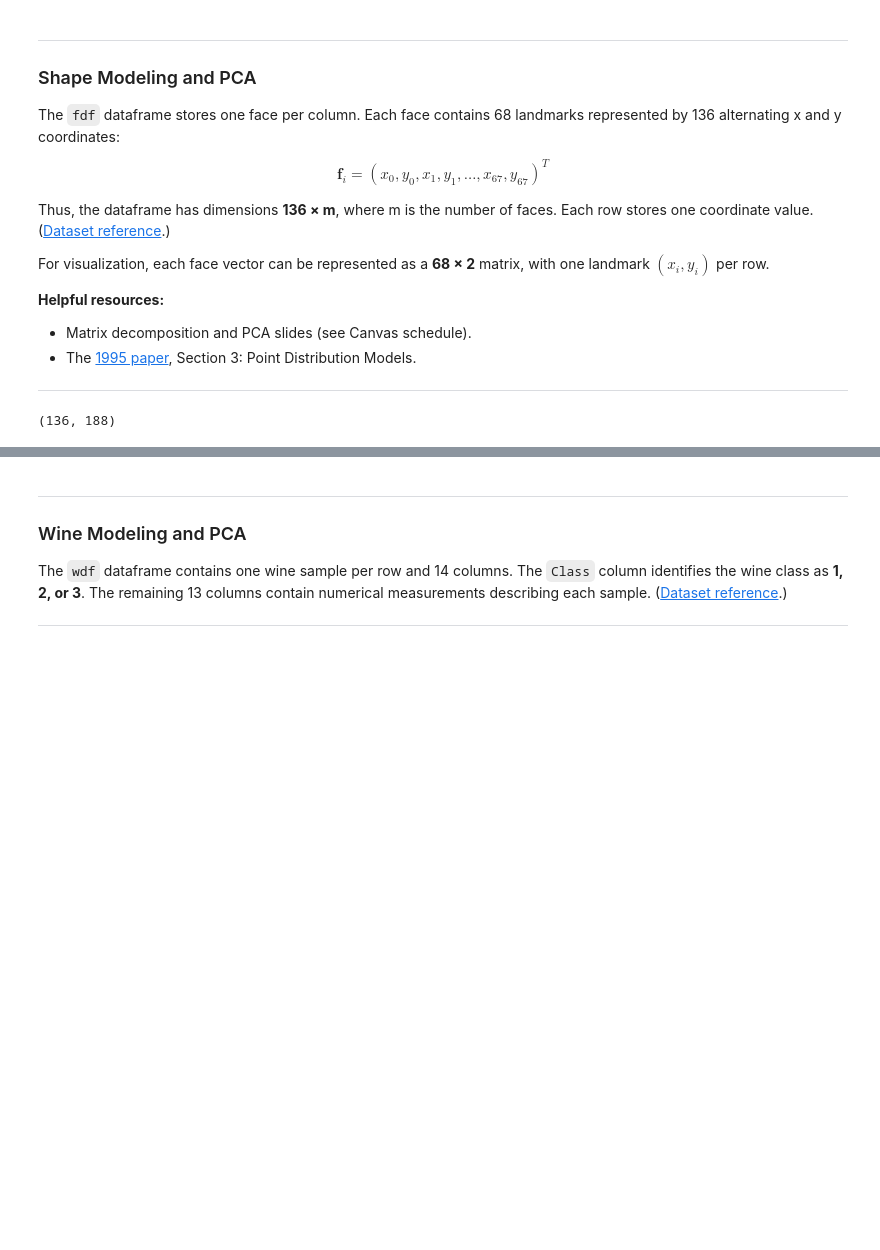
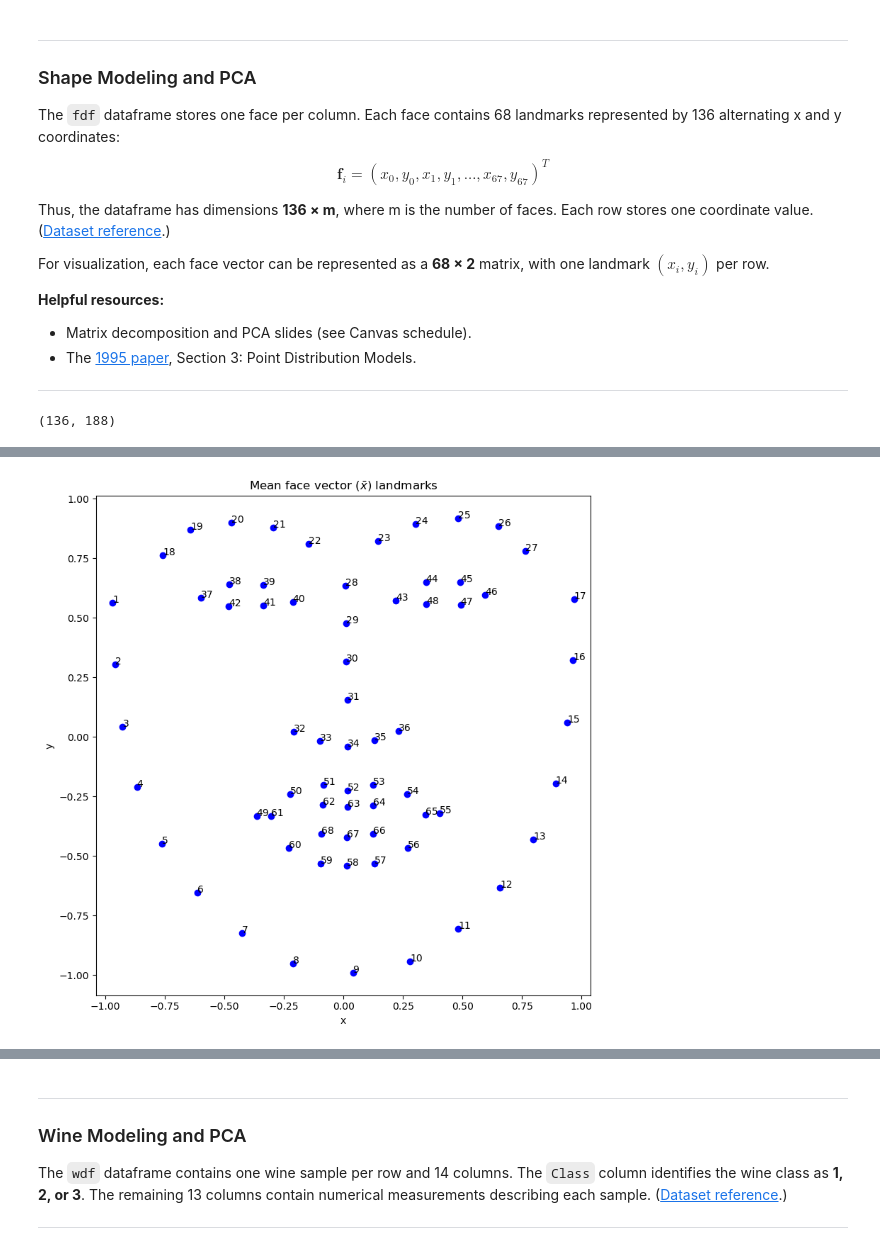
Before and after one commit to jchapman0511/Project2_COMP562, a Jupyter notebook: P2.ipynb, the cells around one changed output, grey strips where cells are left out. Saved outputs shown, nothing was run; the diff lists cells and outputs as text; code cells hidden in the pictures; blank space fills up the shorter version.

```diff
--- a/P2.ipynb
+++ b/P2.ipynb
@@ -302,3 +298,36 @@ To receive full credit, your plotting solution must generate a scatter plot that
+# %%
+# --------------------------------------
+# Add your P2A coding solution below.
+# --------------------------------------
+plt.figure(figsize=(8, 8))
+
+mean_x = []
+mean_y = []
+x = True
+for i in range(len(fdf)):
+    if x:
+        mean_x.append(np.mean(fdf.iloc[i]))
+    else:
+        mean_y.append(np.mean(fdf.iloc[i]))
+    x = not x
+
+for i in range(len(mean_x)):
+    label = i+1
+    plt.annotate(
+        label,
+        (mean_x[i], mean_y[i]),
+        size=10
+    )
+
+plt.scatter(mean_x, mean_y, color="blue", marker="o")
+plt.title(r"Mean face vector ($\bar{x}$) landmarks")
+plt.xlabel("x")
+plt.ylabel("y")
+plt.axis("equal")
+plt.tight_layout()
+plt.show()
+# %% [output]
+[figure, added]
 # %% [markdown]
 ****
 
```
Also changed, not shown: parts of 2 cells of this notebook.
